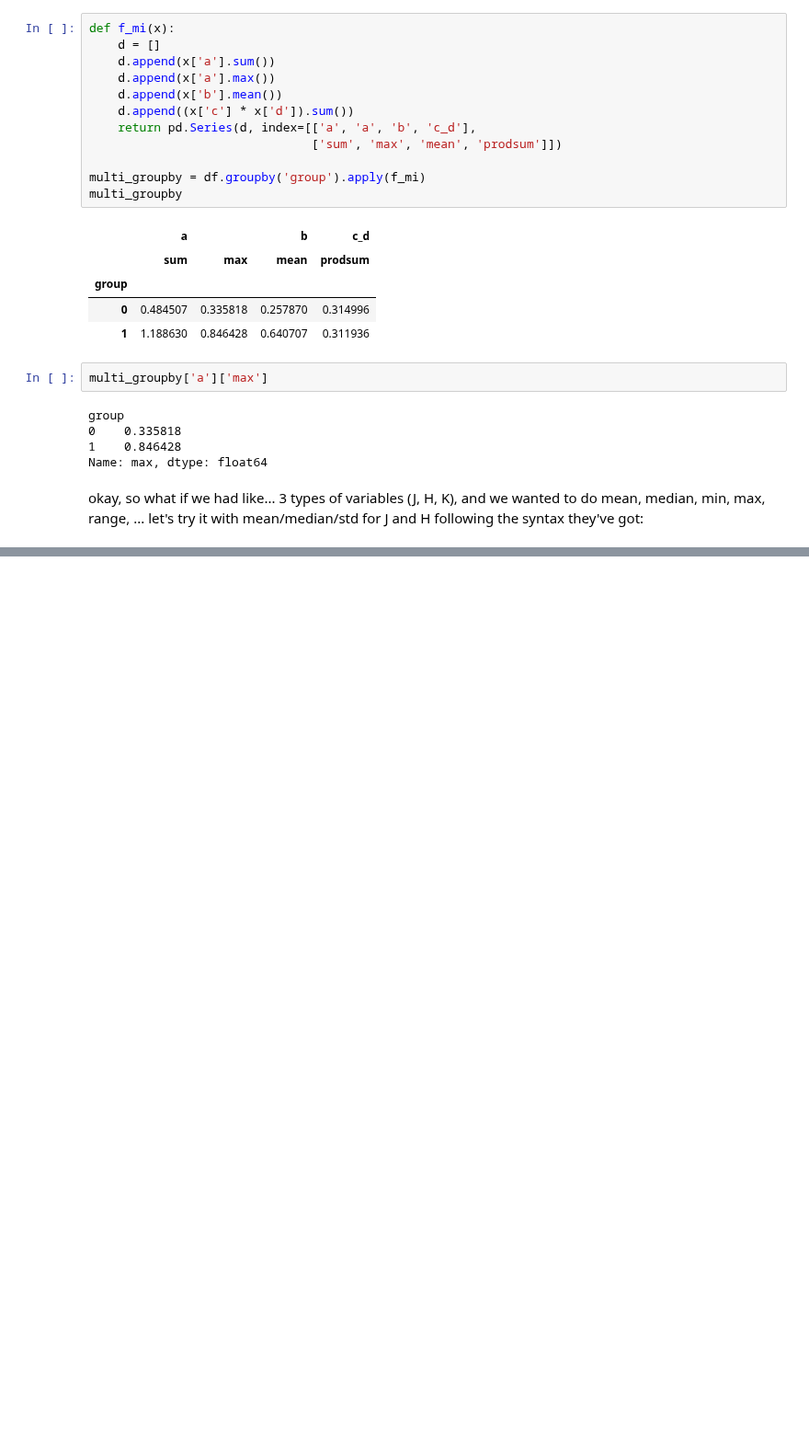
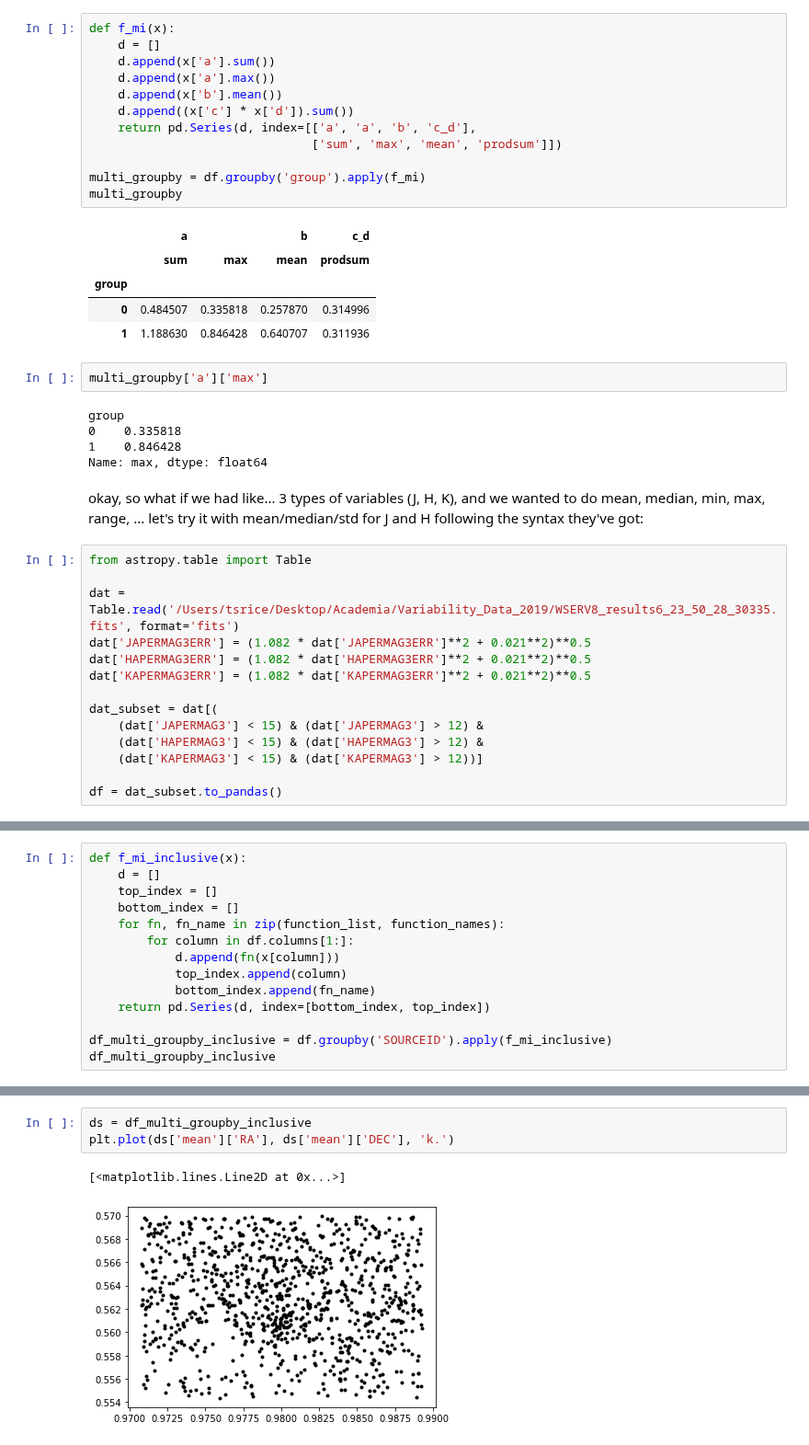
Before and after one commit to tomr-stargazer/Variability_Project_2020, a Jupyter notebook: wuvars/analysis/prototypes/Testing a Stack Overflow recommended answer re pandas, multiple fns and multiple columns.ipynb, the cells around one changed output, grey strips where cells are left out. Shown at 92% size. Drawn from its saved outputs; the diff is of its cells as text; blank space fills up the shorter version.

```diff
--- a/wuvars/analysis/prototypes/Testing a Stack Overflow recommended answer re pandas, multiple fns and multiple columns.ipynb
+++ b/wuvars/analysis/prototypes/Testing a Stack Overflow recommended answer re pandas, multiple fns and multiple columns.ipynb
@@ -86,3 +87,17 @@ group
 Name: max, dtype: float64
 # %% [markdown]
 okay, so what if we had like... 3 types of variables (J, H, K), and we wanted to do mean, median, min, max, range, ... let's try it with mean/median/std for J and H following the syntax they've got:
+# %%
+from astropy.table import Table
+
+dat = Table.read('/Users/tsrice/Desktop/Academia/Variability_Data_2019/WSERV8_results6_23_50_28_30335.fits', format='fits')
+dat['JAPERMAG3ERR'] = (1.082 * dat['JAPERMAG3ERR']**2 + 0.021**2)**0.5
+dat['HAPERMAG3ERR'] = (1.082 * dat['HAPERMAG3ERR']**2 + 0.021**2)**0.5
+dat['KAPERMAG3ERR'] = (1.082 * dat['KAPERMAG3ERR']**2 + 0.021**2)**0.5
+
+dat_subset = dat[(
+    (dat['JAPERMAG3'] < 15) & (dat['JAPERMAG3'] > 12) &
+    (dat['HAPERMAG3'] < 15) & (dat['HAPERMAG3'] > 12) &
+    (dat['KAPERMAG3'] < 15) & (dat['KAPERMAG3'] > 12))]
+
+df = dat_subset.to_pandas()
@@ -88,0 +217,14 @@ okay, so what if we had like... 3 types of variables (J, H, K), and we wanted to
+# %%
+def f_mi_inclusive(x):
+    d = []
+    top_index = []
+    bottom_index = []
+    for fn, fn_name in zip(function_list, function_names):
+        for column in df.columns[1:]:
+            d.append(fn(x[column]))
+            top_index.append(column)
+            bottom_index.append(fn_name)
+    return pd.Series(d, index=[bottom_index, top_index])
+
+df_multi_groupby_inclusive = df.groupby('SOURCEID').apply(f_mi_inclusive)
+df_multi_groupby_inclusive
@@ -88,0 +247,6 @@ okay, so what if we had like... 3 types of variables (J, H, K), and we wanted to
+# %%
+ds = df_multi_groupby_inclusive
+plt.plot(ds['mean']['RA'], ds['mean']['DEC'], 'k.')
+# %% [output]
+[<matplotlib.lines.Line2D at 0x...>]
+[figure, added]
```
Also changed, not shown: parts of 7 cells of this notebook.
